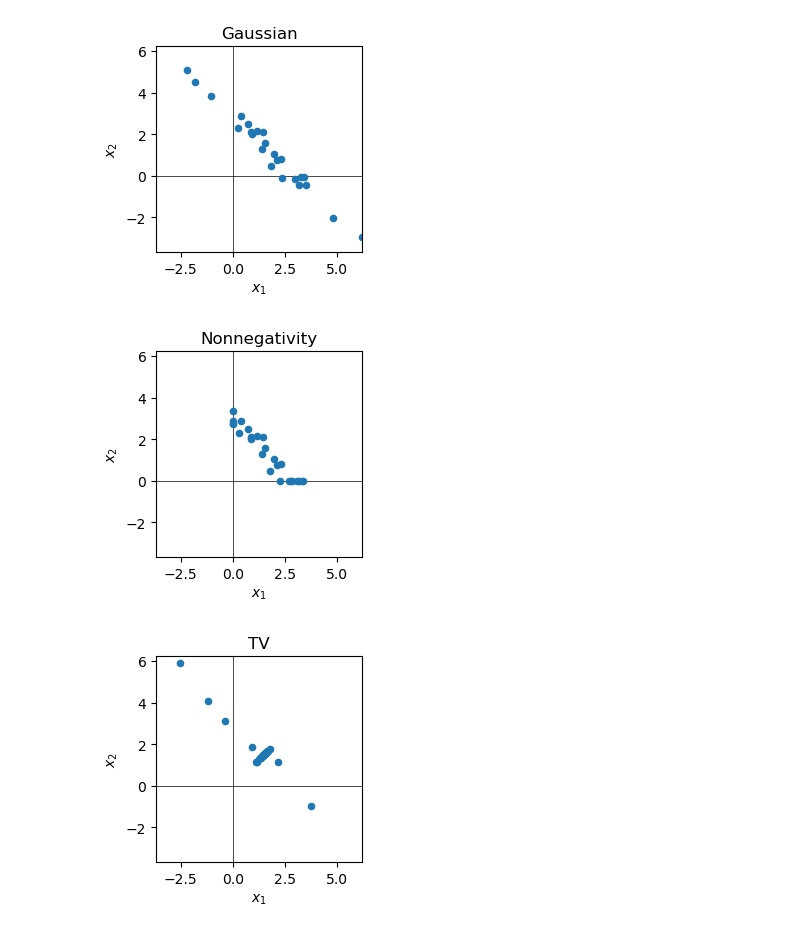
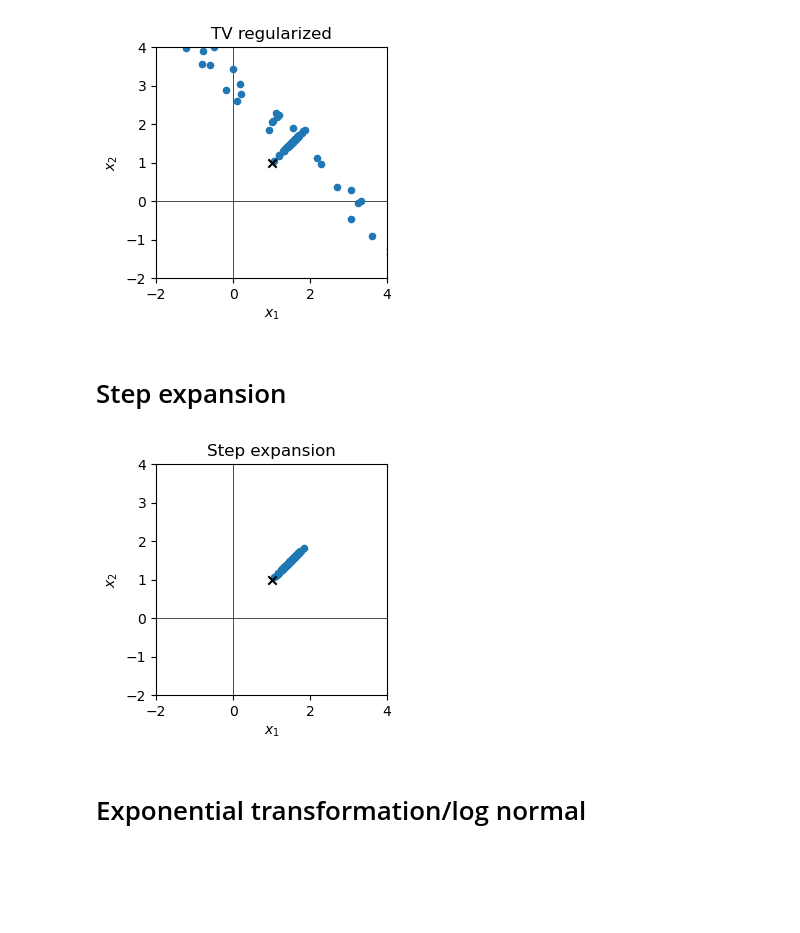
Before and after one commit to CUQI-DTU/Paper-Implicit, a Jupyter notebook: simplest_linear/simplest_linear.ipynb, the cells around one changed output. Drawn from its saved outputs; the diff is of its cells as text; code cells hidden in the pictures; blank space fills up the shorter version.

```diff
--- a/simplest_linear/simplest_linear.ipynb
+++ b/simplest_linear/simplest_linear.ipynb
@@ -86,30 +134,33 @@ plt.tight_layout()
+# %%
+num_samples = 200
+num_burnin = 10
+thining = 2
+
+x = RegularizedGaussian(np.zeros(2), 10, regularization="TV", strength = 0.2, geometry = A.domain_geometry)
+y = Gaussian(A@x, 0.1)
+
+posterior = JointDistribution(x,y)(y = y_data)
+
+np.random.seed(88)
+sampler = RegularizedLinearRTO(posterior, maxit = 500, penalty_parameter = 1000)
+sampler.sample(num_samples + num_burnin)
+samples = sampler.get_samples().burnthin(num_burnin, thining).samples
 # %%
-indices = np.linspace(0, num_samples-1, 25, dtype=int)
+plt.figure(figsize = (3,3))
+plt.gca().axhline(y=0, color='k', lw = 0.5, zorder = 1)
+plt.gca().axvline(x=0, color='k', lw = 0.5, zorder = 1)
 
-x_min = np.min(samples[:, 0, indices])
-x_max = np.max(samples[:, 0, indices])
-y_min = np.min(samples[:, 1, indices])
-y_max = np.max(samples[:, 1, indices])
-min_val = min(x_min, y_min)
-max_val = min(x_max, y_max)
+plt.scatter(samples[0], samples[1], s = 20, zorder = 2)
+plt.scatter(x_true[0], x_true[1], color = 'k', marker='x', zorder = 3)
+plt.title("TV regularized")
+plt.xlim((min_val, max_val))
+plt.ylim((min_val, max_val))
+plt.xlabel("$x_1$")
+plt.ylabel("$x_2$")
+plt.gca().set_aspect("equal")
 
-for i, (x, sampler_class, name) in enumerate(experiments):
-    plt.figure(figsize = (3,3))
-    plt.gca().axhline(y=0, color='k', lw = 0.5, zorder = 1)
-    plt.gca().axvline(x=0, color='k', lw = 0.5, zorder = 1)
-
-    plt.scatter(samples[i, 0, indices], samples[i, 1, indices], s = 20, zorder = 2)
-    plt.title(name)
-    plt.xlim((min_val, max_val))
-    plt.ylim((min_val, max_val))
-    plt.xlabel("$x_1$")
-    plt.ylabel("$x_2$")
-    plt.gca().set_aspect("equal")
-
-    plt.tight_layout()
-    plt.savefig("figures//simplest_samples_"+name+".pdf")
-    plt.show()
+plt.savefig("figures/simplest_linear/TV.pdf", bbox_inches = "tight")
 # %% [output]
-[figure, old version]
+[figure, new version]
-[figure, removed]
-[figure, removed]
+# %% [markdown]
+# Step expansion
@@ -115,0 +185,19 @@ for i, (x, sampler_class, name) in enumerate(experiments):
+# %%
+plt.figure(figsize = (3,3))
+plt.gca().axhline(y=0, color='k', lw = 0.5, zorder = 1)
+plt.gca().axvline(x=0, color='k', lw = 0.5, zorder = 1)
+
+plt.scatter(samples, samples, s = 20, zorder = 2)
+plt.scatter(x_true[0], x_true[1], color = 'k', marker='x', zorder = 3)
+plt.title("Step expansion")
+plt.xlim((min_val, max_val))
+plt.ylim((min_val, max_val))
+plt.xlabel("$x_1$")
+plt.ylabel("$x_2$")
+plt.gca().set_aspect("equal")
+
+plt.savefig("figures/simplest_linear/step.pdf", bbox_inches = "tight")
+# %% [output]
+[figure, added]
+# %% [markdown]
+# Exponential transformation/log normal
```
Also changed, not shown: parts of 22 cells of this notebook, 1 other file.
